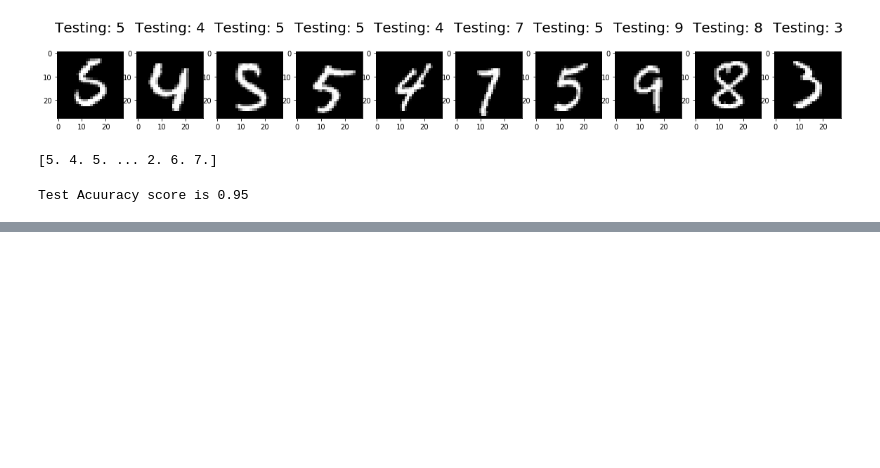
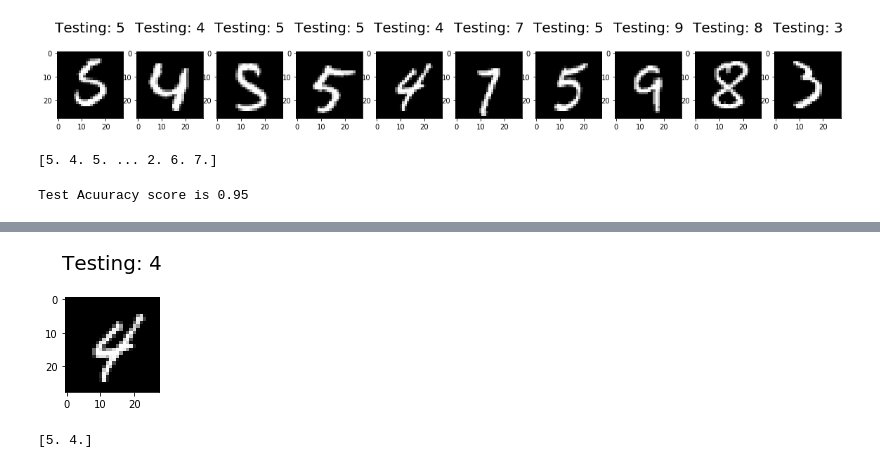
Before and after one commit to SanketBhaud/DigitRecognition, a Jupyter notebook: Digit Recognition.ipynb, the cells around one changed output, grey strips where cells are left out. Drawn from its saved outputs; the diff is of its cells as text; code cells hidden in the pictures; blank space fills up the shorter version.

```diff
--- a/Digit Recognition.ipynb
+++ b/Digit Recognition.ipynb
@@ -129,0 +162,19 @@ Test Acuuracy score is 0.95
+# %%
+# Returns a NumPy Array
+# Predict for One Observation (image)
+c=svclassifier.predict(X_test[5].reshape(1,-1))
+# %%
+import numpy as np
+plt.figure(figsize=(20,4))
+for index_1, (c, label_1) in enumerate(zip(X_test[4:5], y_test[4:5])):
+    plt.subplot(1, 10, index_1 + 1)
+    plt.imshow(np.reshape(c, (28,28)), cmap=plt.cm.gray)
+    plt.title('Testing: %i\n' % label_1, fontsize = 20)
+# %% [output]
+[figure, added]
+# %%
+# Predict for Multiple Observations (images) at Once
+d=svclassifier.predict(X_test[3:5])
+print(d)
+# %% [output]
+[5. 4.]
```
Also changed, not shown: parts of 19 cells of this notebook.
